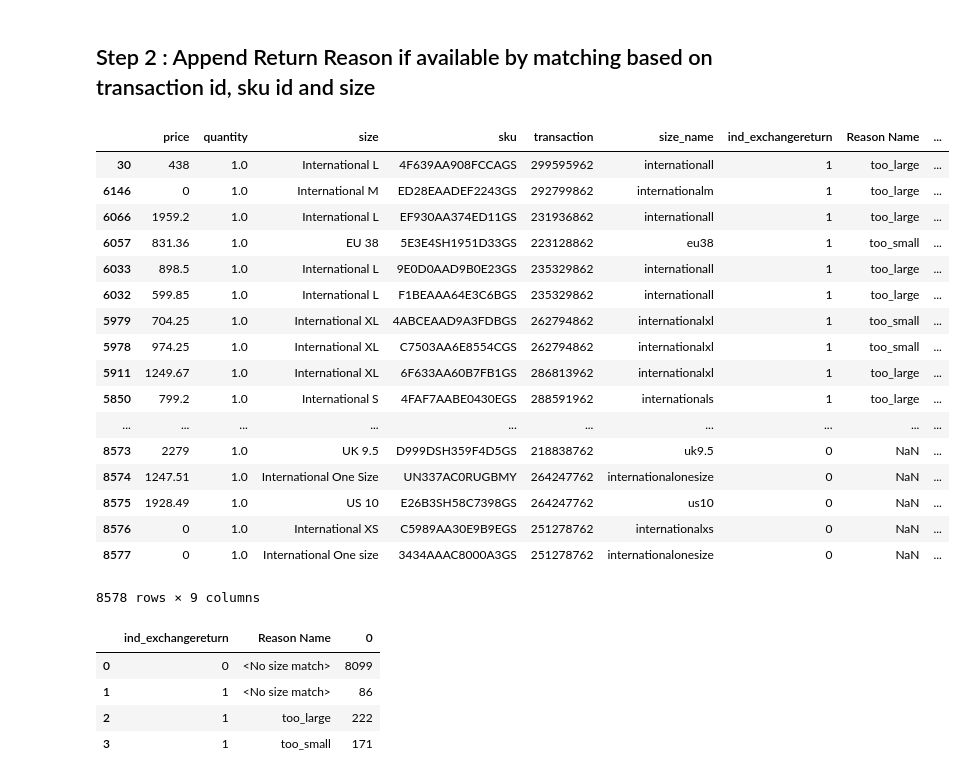
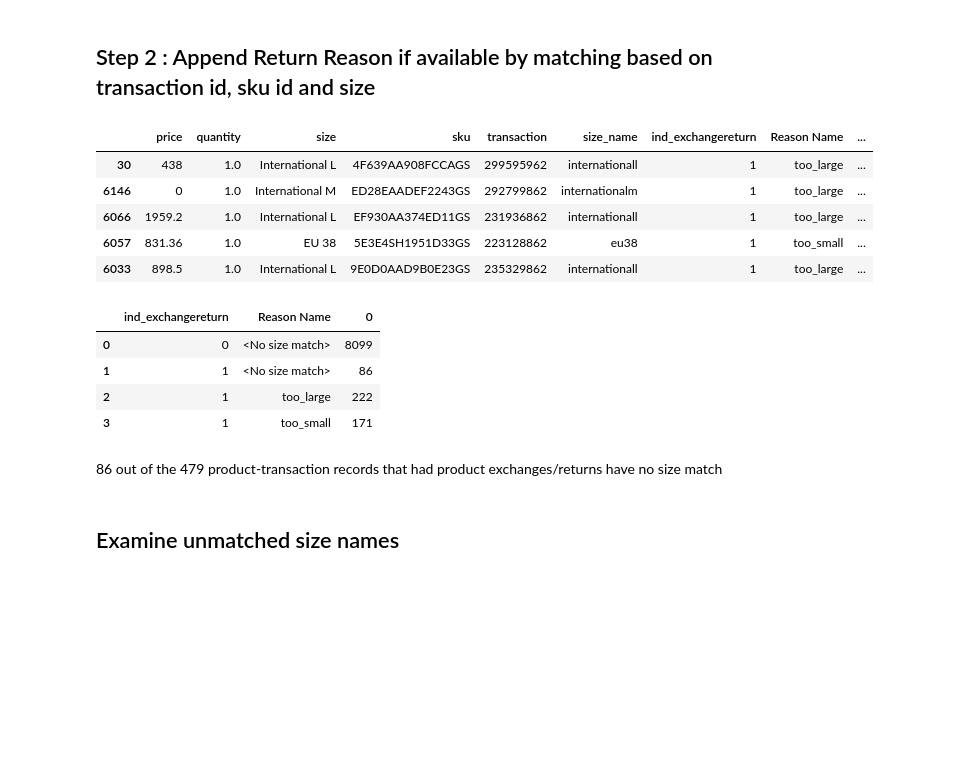
Before and after one commit to winstonchan1990/pixibo, a Jupyter notebook: src/main.ipynb, the cells around one changed output. Drawn from its saved outputs; the diff is of its cells as text; code cells hidden in the pictures; blank space fills up the shorter version.

Commit message:
README : documented data processing steps thus far; main.ipynb: Code and formatting refinements

```diff
--- a/src/main.ipynb
+++ b/src/main.ipynb
@@ -123,0 +117,11 @@ DATA_EXCHANGE_RETURNS['exchanged_size'] = [
+# %%
+for sizetype in ['original','exchanged']:
+    DATA_EXCHANGE_RETURNS[f'{sizetype}_size'] = [
+        str(sys_name) + ' ' + str(name)
+        for sys_name,name in zip(
+            DATA_EXCHANGE_RETURNS[f'{sizetype}_size_system_name'],
+            DATA_EXCHANGE_RETURNS[f'{sizetype}_size_name']
+        )
+    ]
+
+    DATA_EXCHANGE_RETURNS[f'{sizetype}_size'] = DATA_EXCHANGE_RETURNS[f'{sizetype}_size'].apply(normalize_string)
@@ -241,3 +276,7 @@ DATA_CONVERSIONS = pd.DataFrame.from_records([
+# %%
+DATA_CONVERSIONS = pd.DataFrame.from_records([
+    record['_source'] for record in JSON_DUMP
+])
 # %%
 DATA_CONVERSIONS.head()
 # %% [output]
@@ -345,7 +389,5 @@ DATA_CONVERSION_PRODUCTS.duplicated().sum() ## No duplicates
 0
 # %% [markdown]
 ## Standardize size names
-# %%
-DATA_CONVERSION_PRODUCTS['size_name'] = DATA_CONVERSION_PRODUCTS['size'].apply(
-    lambda x: '<NA>' if type(x) is not str else ''.join(x.lower().strip().split())
-)
+# %%
+DATA_CONVERSION_PRODUCTS['size_name'] = DATA_CONVERSION_PRODUCTS['size'].apply(normalize_string)
@@ -405,24 +458,12 @@ DATA_CONVERSIONS_EXCHANGE_RETURNS = DATA_CONVERSIONS_EXCHANGE_RETURNS.drop(colum
     'original_size'
 ])
 # %%
-DATA_CONVERSIONS_EXCHANGE_RETURNS.sort_values('exchanged_size')
+DATA_CONVERSIONS_EXCHANGE_RETURNS.sort_values('exchanged_size').head()
 # %% [output]
 |  | price | quantity | size | sku | transaction | size_name | ind_exchangereturn | Reason Name | ... |
 | 30 | 438 | 1.0 | International L | 4F639AA908FCCAGS | 299595962 | internationall | 1 | too_large | ... |
 | 6146 | 0 | 1.0 | International M | ED28EAADEF2243GS | 292799862 | internationalm | 1 | too_large | ... |
 | 6066 | 1959.2 | 1.0 | International L | EF930AA374ED11GS | 231936862 | internationall | 1 | too_large | ... |
 | 6057 | 831.36 | 1.0 | EU 38 | 5E3E4SH1951D33GS | 223128862 | eu38 | 1 | too_small | ... |
 | 6033 | 898.5 | 1.0 | International L | 9E0D0AAD9B0E23GS | 235329862 | internationall | 1 | too_large | ... |
-| 6032 | 599.85 | 1.0 | International L | F1BEAAA64E3C6BGS | 235329862 | internationall | 1 | too_large | ... |
-| 5979 | 704.25 | 1.0 | International XL | 4ABCEAAD9A3FDBGS | 262794862 | internationalxl | 1 | too_small | ... |
-| 5978 | 974.25 | 1.0 | International XL | C7503AA6E8554CGS | 262794862 | internationalxl | 1 | too_small | ... |
-| 5911 | 1249.67 | 1.0 | International XL | 6F633AA60B7FB1GS | 286813962 | internationalxl | 1 | too_large | ... |
-| 5850 | 799.2 | 1.0 | International S | 4FAF7AABE0430EGS | 288591962 | internationals | 1 | too_large | ... |
-| ... | ... | ... | ... | ... | ... | ... | ... | ... | ... |
-| 8573 | 2279 | 1.0 | UK 9.5 | D999DSH359F4D5GS | 218838762 | uk9.5 | 0 | NaN | ... |
-| 8574 | 1247.51 | 1.0 | International One Size | UN337AC0RUGBMY | 264247762 | internationalonesize | 0 | NaN | ... |
-| 8575 | 1928.49 | 1.0 | US 10 | E26B3SH58C7398GS | 264247762 | us10 | 0 | NaN | ... |
-| 8576 | 0 | 1.0 | International XS | C5989AA30E9B9EGS | 251278762 | internationalxs | 0 | NaN | ... |
-| 8577 | 0 | 1.0 | International One size | 3434AAAC8000A3GS | 251278762 | internationalonesize | 0 | NaN | ... |
-8578 rows × 9 columns
 # %%
@@ -435,3 +476,7 @@ DATA_CONVERSIONS_EXCHANGE_RETURNS.groupby(['ind_exchangereturn','Reason Name']).
 | 1 | 1 | <No size match> | 86 |
 | 2 | 1 | too_large | 222 |
 | 3 | 1 | too_small | 171 |
+# %% [markdown]
+86 out of the 479 product-transaction records that had product exchanges/returns have no size match
+# %% [markdown]
+## Examine unmatched size names
```
Also changed, not shown: parts of 40 cells of this notebook, 1 other file.
